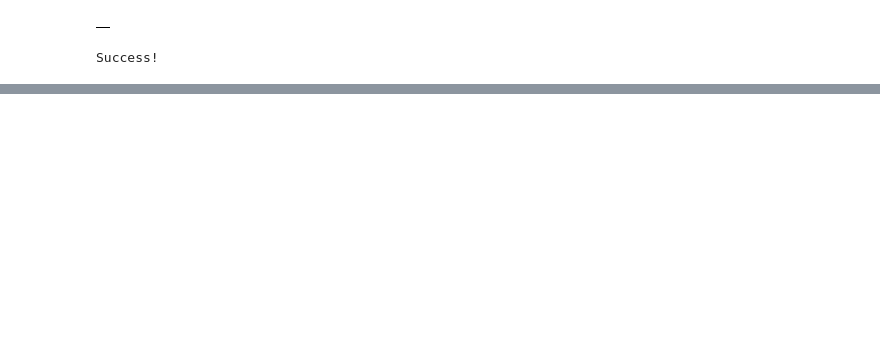
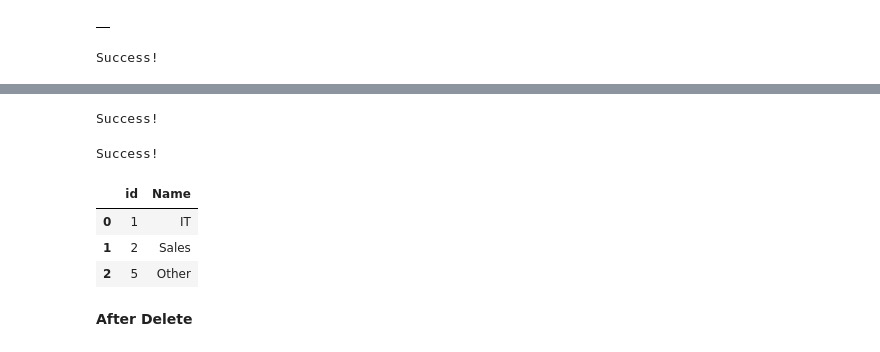
Before and after one commit to dev-hack95/SQL, a Jupyter notebook: SQL10.ipynb, the cells around one changed output, grey strips where cells are left out. Saved outputs shown, nothing was run; the diff lists cells and outputs as text; code cells hidden in the pictures; blank space fills up the shorter version.

```diff
--- a/SQL10.ipynb
+++ b/SQL10.ipynb
@@ -501,0 +506,21 @@ select * from department
+# %%
+data.execute("""
+insert into employee values (103, "Anna", 55000, 5)
+""")
+# %% [output]
+Success!
+# %%
+data.commit()
+# %% [output]
+Success!
+# %%
+data.query("""
+select * from department
+""")
+# %% [output]
+|  | id | Name |
+| 0 | 1 | IT |
+| 1 | 2 | Sales |
+| 2 | 5 | Other |
+# %% [markdown]
+**After Delete**
```
Also changed, not shown: parts of 21 cells of this notebook.
